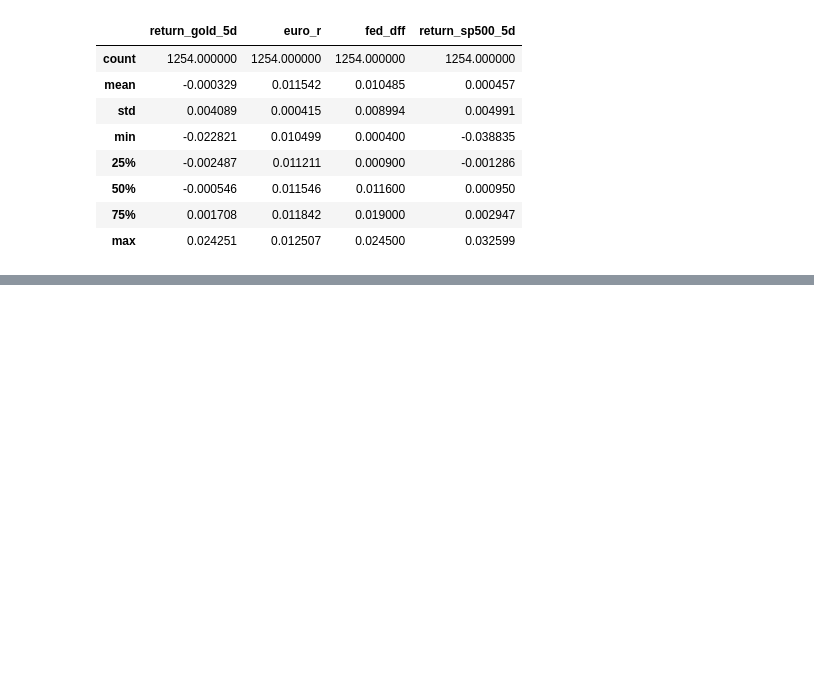
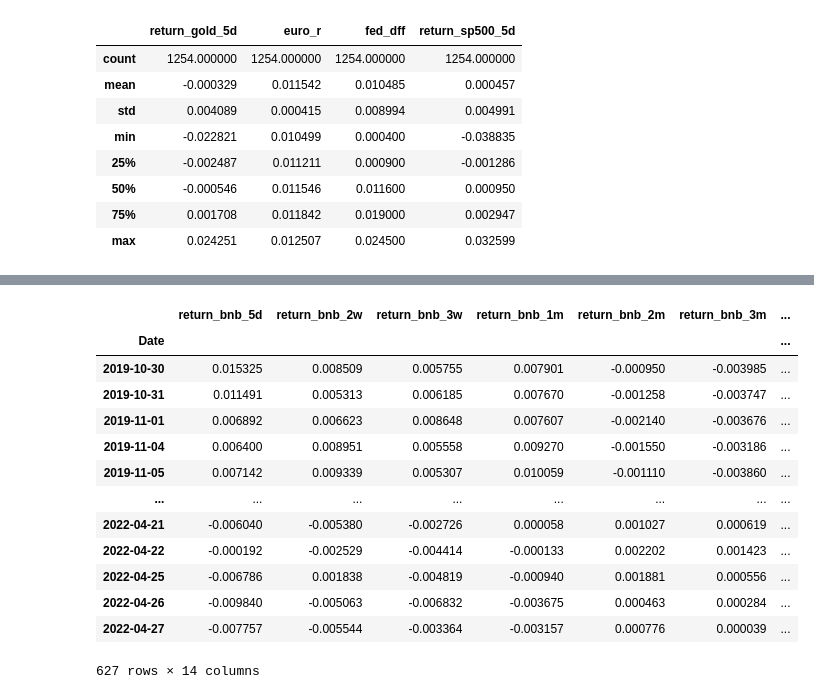
Before and after one commit to dlama001/Final-project-ML4T-large-cap-cryptos-, a Jupyter notebook: final project-crypto.ipynb, the cells around one changed output, grey strips where cells are left out. Drawn from its saved outputs; the diff is of its cells as text; code cells hidden in the pictures; blank space fills up the shorter version.

```diff
--- a/final project-crypto.ipynb
+++ b/final project-crypto.ipynb
@@ -660,0 +664,4 @@ df_factors.describe()
+# %%
+df_return_bnb = pd.DataFrame()
+calculate_returns(df_returns=df_return_bnb, df_stock=df_bnb, stock_label="bnb")
+df_return_bnb.head()
@@ -660,0 +679,12 @@ df_factors.describe()
+# %%
+df_factors_bnb = df_factors.join(df_return_bnb["return_bnb_5d"]).dropna().sort_index()
+# %%
+betas_bnb = (RollingOLS(endog=df_factors_bnb.return_bnb_5d,
+    exog=sm.add_constant(df_factors_bnb.drop("return_bnb_5d", axis=1)),
+     window=60)
+     .fit(params_only=True)
+     .params
+     .drop('const', axis=1))
+
+betas_bnb = betas_bnb.fillna(betas_bnb.mean())
+betas_bnb
@@ -660,0 +718,18 @@ df_factors.describe()
+# %%
+data_bnb = df_return_bnb.join(betas_bnb.shift()).dropna()
+data_bnb
+# %% [output]
+|  | return_bnb_5d | return_bnb_2w | return_bnb_3w | return_bnb_1m | return_bnb_2m | return_bnb_3m | ... |
+| Date |  |  |  |  |  |  | ... |
+| 2019-10-30 | 0.015325 | 0.008509 | 0.005755 | 0.007901 | -0.000950 | -0.003985 | ... |
+| 2019-10-31 | 0.011491 | 0.005313 | 0.006185 | 0.007670 | -0.001258 | -0.003747 | ... |
+| 2019-11-01 | 0.006892 | 0.006623 | 0.008648 | 0.007607 | -0.002140 | -0.003676 | ... |
+| 2019-11-04 | 0.006400 | 0.008951 | 0.005558 | 0.009270 | -0.001550 | -0.003186 | ... |
+| 2019-11-05 | 0.007142 | 0.009339 | 0.005307 | 0.010059 | -0.001110 | -0.003860 | ... |
+| ... | ... | ... | ... | ... | ... | ... | ... |
+| 2022-04-21 | -0.006040 | -0.005380 | -0.002726 | 0.000058 | 0.001027 | 0.000619 | ... |
+| 2022-04-22 | -0.000192 | -0.002529 | -0.004414 | -0.000133 | 0.002202 | 0.001423 | ... |
+| 2022-04-25 | -0.006786 | 0.001838 | -0.004819 | -0.000940 | 0.001881 | 0.000556 | ... |
+| 2022-04-26 | -0.009840 | -0.005063 | -0.006832 | -0.003675 | 0.000463 | 0.000284 | ... |
+| 2022-04-27 | -0.007757 | -0.005544 | -0.003364 | -0.003157 | 0.000776 | 0.000039 | ... |
+627 rows × 14 columns
```
Also changed, not shown: parts of 7 cells of this notebook.
